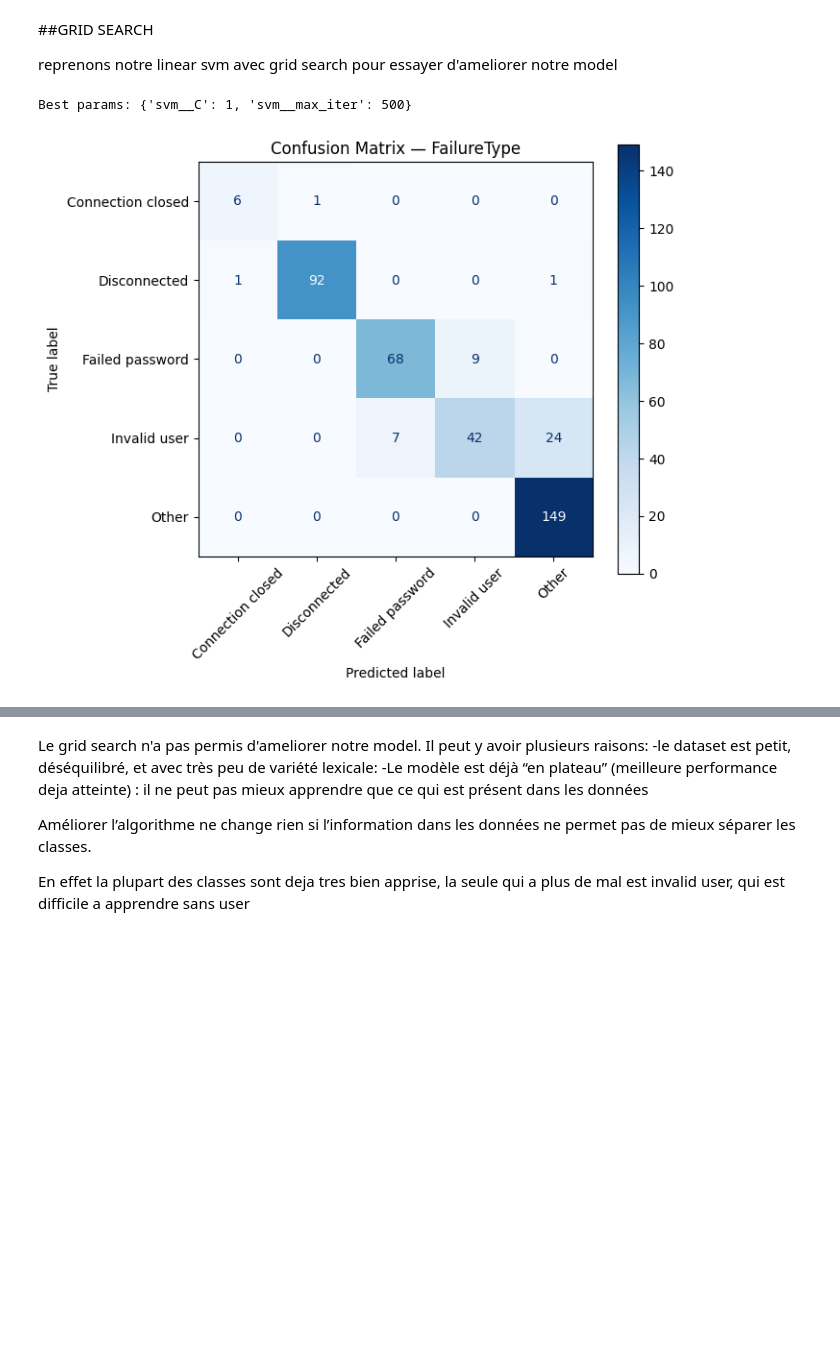
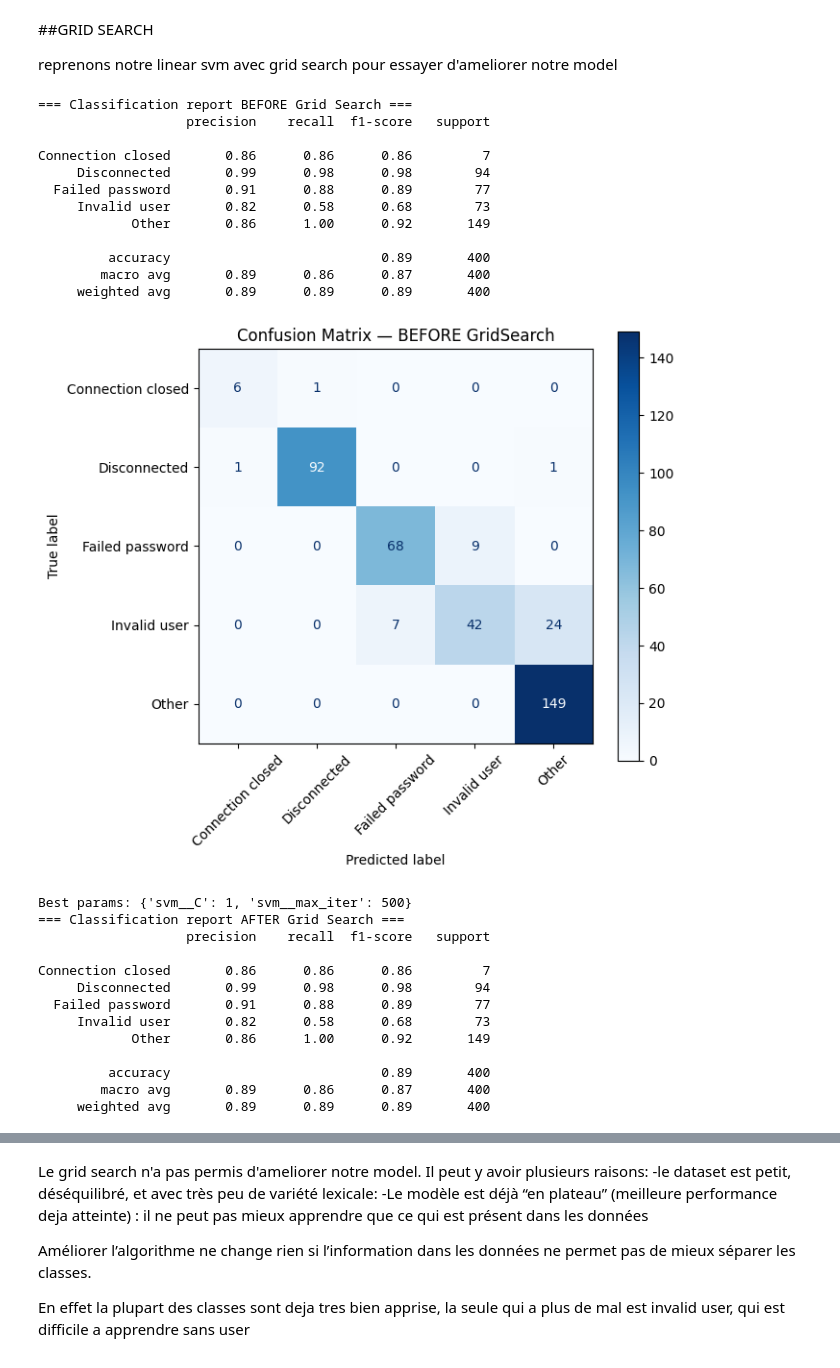
Before and after one commit to ChloeDaunas/Projet-Machine-Learning, a Jupyter notebook: Project.ipynb, the cells around one changed output, grey strips where cells are left out. Drawn from its saved outputs; the diff is of its cells as text; code cells hidden in the pictures; blank space fills up the shorter version.

Commit message:
ajout de nouvelles matrices de confusions pour faciliter les comparaisons et premiere version du rapport

```diff
--- a/Project.ipynb
+++ b/Project.ipynb
@@ -575,15 +575,17 @@ from sklearn.pipeline import Pipeline
 from sklearn.feature_extraction.text import TfidfVectorizer
 from sklearn.svm import LinearSVC
 from sklearn.model_selection import GridSearchCV, train_test_split
-from sklearn.metrics import ConfusionMatrixDisplay
+from sklearn.metrics import ConfusionMatrixDisplay, classification_report
 import matplotlib.pyplot as plt
 
+# Preprocessing pipeline
 preprocessor = ColumnTransformer([
     ("num", StandardScaler(), num_cols),
     ("bool", "passthrough", bool_cols),
-    ("cat", OneHotEncoder(handle_unknown="ignore", min_frequency=5), cat_cols) #encodage
+    ("cat", OneHotEncoder(handle_unknown="ignore", min_frequency=5), cat_cols)
 ])
 
+# Baseline model (before Grid Search)
 clf2 = Pipeline([
     ("preproc", preprocessor),
     ("svm", LinearSVC(max_iter=500))
@@ -591,37 +593,77 @@ clf2 = Pipeline([
 
 X = df.drop(columns=["Content", "FailureType","user"])
 y = df["FailureType"]
 
+# Split train/test
+X_train, X_test, y_train, y_test = train_test_split(X, y, stratify=y, test_size=0.20, random_state=42)
 
+# === Confusion matrix and report BEFORE Grid Search ===
+clf2.fit(X_train, y_train)
+y_pred_baseline = clf2.predict(X_test)
 
-#hyperparamètres à tester
+print("=== Classification report BEFORE Grid Search ===")
+print(classification_report(y_test, y_pred_baseline))
+
+fig, ax = plt.subplots(figsize=(7,6))
+ConfusionMatrixDisplay.from_predictions(y_test, y_pred_baseline, ax=ax, cmap="Blues", xticks_rotation=45)
+ax.set_title("Confusion Matrix — BEFORE GridSearch")
+plt.tight_layout()
+plt.show()
+
+# === Grid Search ===
 param_grid = {
     "svm__C": [0.1, 1, 10],
     "svm__max_iter": [500, 1000, 2000]
 }
 
 grid = GridSearchCV(
     clf2,
     param_grid,
     cv=5,
     scoring="f1_macro",
     n_jobs=-1
 )
 
 grid.fit(X_train, y_train)
 
-# Meilleure configuration
+# Best configuration
 print("Best params:", grid.best_params_)
 
-# Prédiction avec le meilleur modèle
+# Prediction with best model
 y_pred = grid.predict(X_test)
 
-# Matrice de confusion ---
+print("=== Classification report AFTER Grid Search ===")
+print(classification_report(y_test, y_pred))
+
 fig, ax = plt.subplots(figsize=(7,6))
 ConfusionMatrixDisplay.from_predictions(y_test, y_pred, ax=ax, cmap="Blues", xticks_rotation=45)
-ax.set_title("Confusion Matrix — FailureType")
+ax.set_title("Confusion Matrix — AFTER GridSearch")
 plt.tight_layout()
 plt.show()
 # %% [output]
-Best params: {'svm__C': 1, 'svm__max_iter': 500}
+=== Classification report BEFORE Grid Search ===
+                   precision    recall  f1-score   support
+
+Connection closed       0.86      0.86      0.86         7
+     Disconnected       0.99      0.98      0.98        94
+  Failed password       0.91      0.88      0.89        77
+     Invalid user       0.82      0.58      0.68        73
+            Other       0.86      1.00      0.92       149
+
+         accuracy                           0.89       400
+        macro avg       0.89      0.86      0.87       400
+     weighted avg       0.89      0.89      0.89       400
-[figure, old version]
+[figure, new version]
+Best params: {'svm__C': 1, 'svm__max_iter': 500}
+=== Classification report AFTER Grid Search ===
+                   precision    recall  f1-score   support
+
+Connection closed       0.86      0.86      0.86         7
+     Disconnected       0.99      0.98      0.98        94
+  Failed password       0.91      0.88      0.89        77
+     Invalid user       0.82      0.58      0.68        73
+            Other       0.86      1.00      0.92       149
+
+         accuracy                           0.89       400
+        macro avg       0.89      0.86      0.87       400
+     weighted avg       0.89      0.89      0.89       400
```
Also changed, not shown: parts of 2 cells of this notebook, 1 other file.
